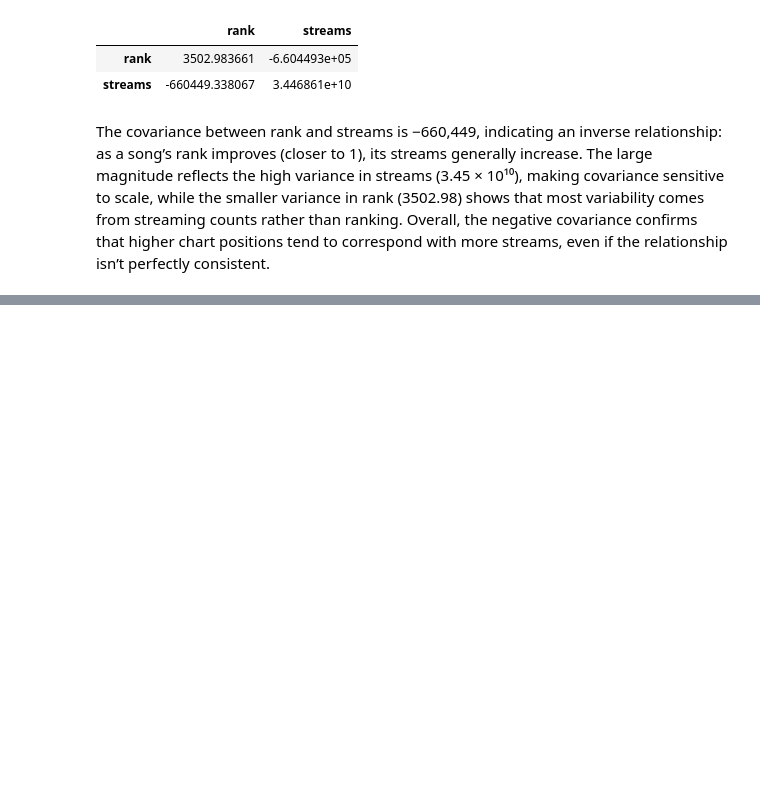
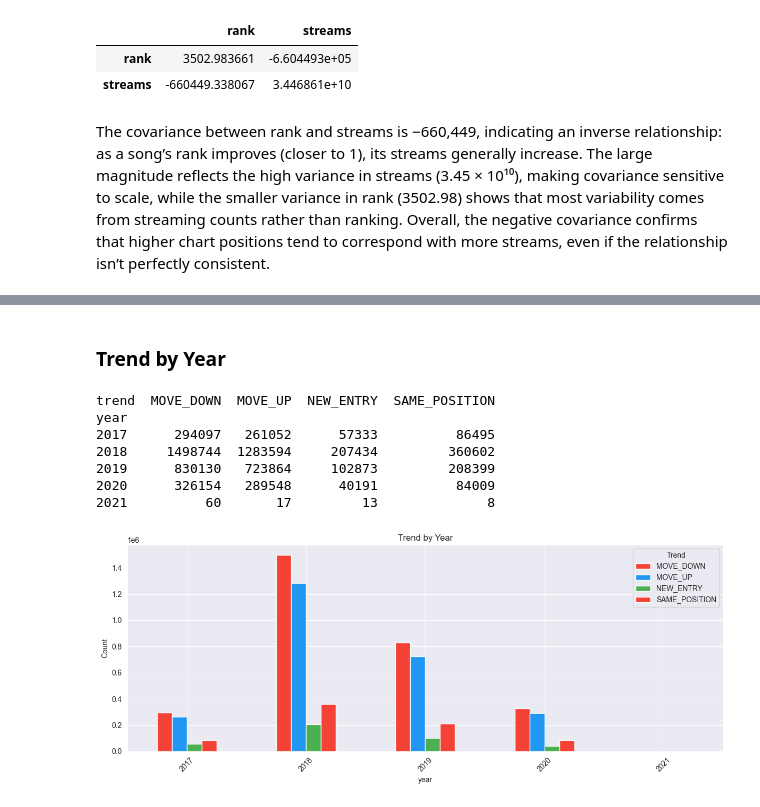
Before and after one commit to NastyaGolovina/Music_Recommendations_Dashboard, a Jupyter notebook: main_notebook.ipynb, the cells around one changed output, grey strips where cells are left out. Drawn from its saved outputs; the diff is of its cells as text; code cells hidden in the pictures; blank space fills up the shorter version.

```diff
--- a/main_notebook.ipynb
+++ b/main_notebook.ipynb
@@ -493,0 +332,25 @@ The covariance between rank and streams is −660,449, indicating an inverse rel
+# %% [markdown]
+### Trend by Year
+# %%
+# group by year and trend then count
+year_trend = music.groupby(['year', 'trend']).size().unstack(fill_value=0)
+print(year_trend)
+
+# bar chart per year
+year_trend.plot(kind='bar', figsize=(12, 5),
+                color=['#F44336', '#2196F3', '#4CAF50'])
+plt.title('Trend by Year')
+plt.ylabel('Count')
+plt.xticks(rotation=45)
+plt.legend(title='Trend')
+plt.tight_layout()
+plt.show()
+# %% [output]
+trend  MOVE_DOWN  MOVE_UP  NEW_ENTRY  SAME_POSITION
+year
+2017      294097   261052      57333          86495
+2018     1498744  1283594     207434         360602
+2019      830130   723864     102873         208399
+2020      326154   289548      40191          84009
+2021          60       17         13              8
+[figure, added]
```
Also changed, not shown: parts of 65 cells of this notebook.
